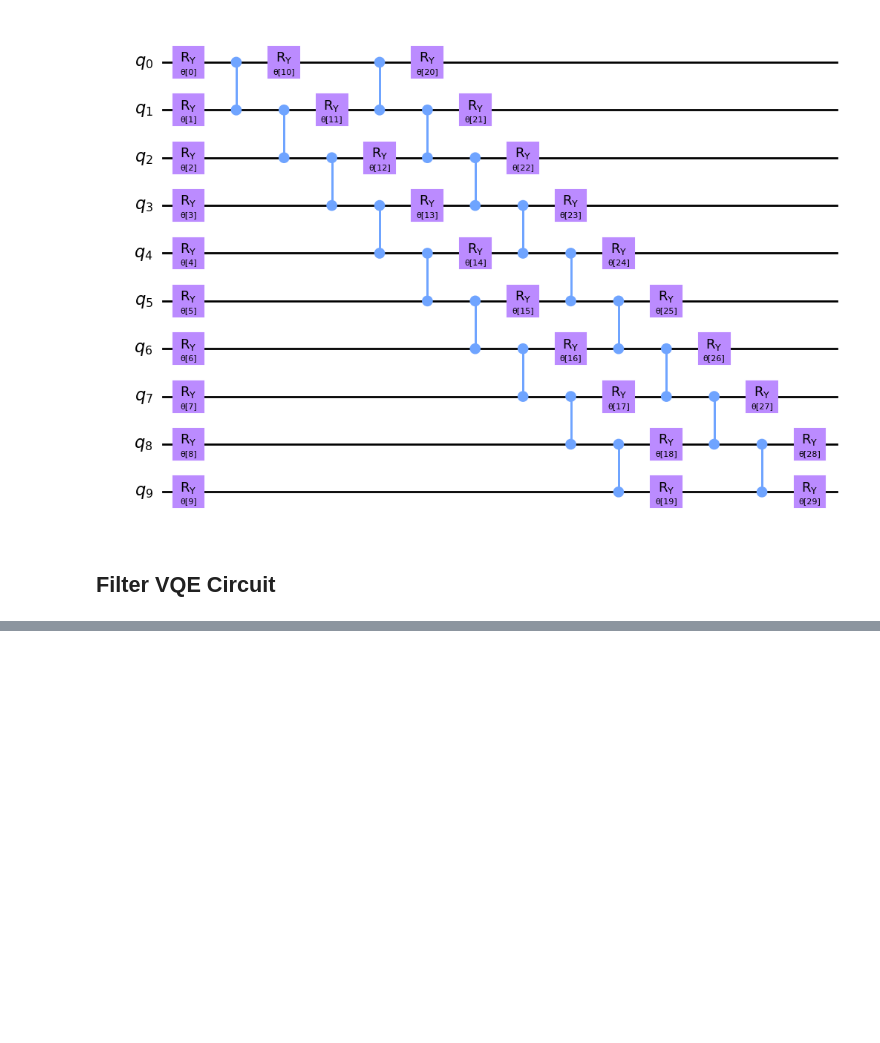
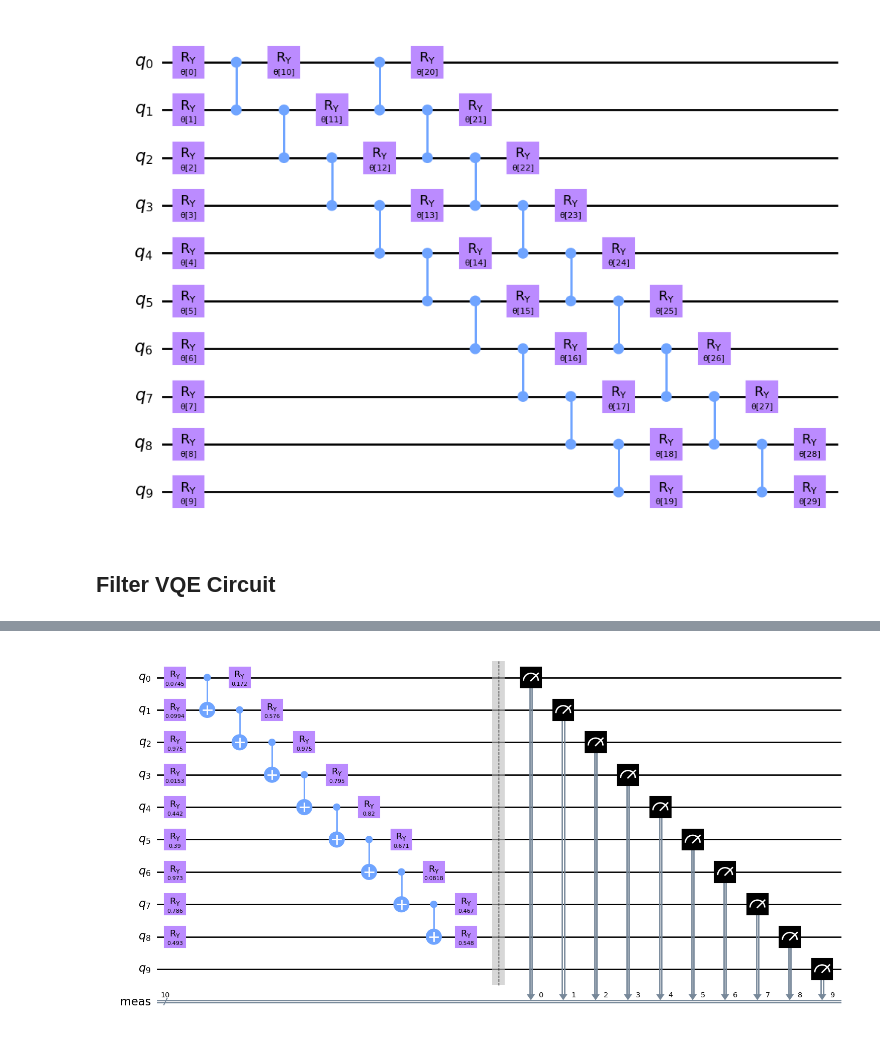
Before and after one commit to vivekkatial/HAQC, a Jupyter notebook: notebooks/16-filtering-vqe.ipynb, the cells around one changed output, grey strips where cells are left out. Saved outputs shown, nothing was run; the diff lists cells and outputs as text; code cells hidden in the pictures; blank space fills up the shorter version.

```diff
--- a/notebooks/16-filtering-vqe.ipynb
+++ b/notebooks/16-filtering-vqe.ipynb
@@ -354,6 +352,7 @@ def create_filter_vqe_circ(G, theta):
 #    theta = ParameterVector("$\\theta$", (2*nqubits - 1))
     p = 1
     qc = QuantumCircuit(nqubits)
+    qc.h()
     for i in range(0, N):
         qc.ry(theta[i], i)
 
@@ -365,7 +364,6 @@ def create_filter_vqe_circ(G, theta):
 
     # Measure across qubits
     qc.measure_all()
-
     return qc
 
 def create_vqe_circ(G, theta):
@@ -533,0 +539,4 @@ res
+# %%
+qc.draw('mpl')
+# %% [output]
+[figure, added]
```
Also changed, not shown: parts of 34 cells of this notebook.
